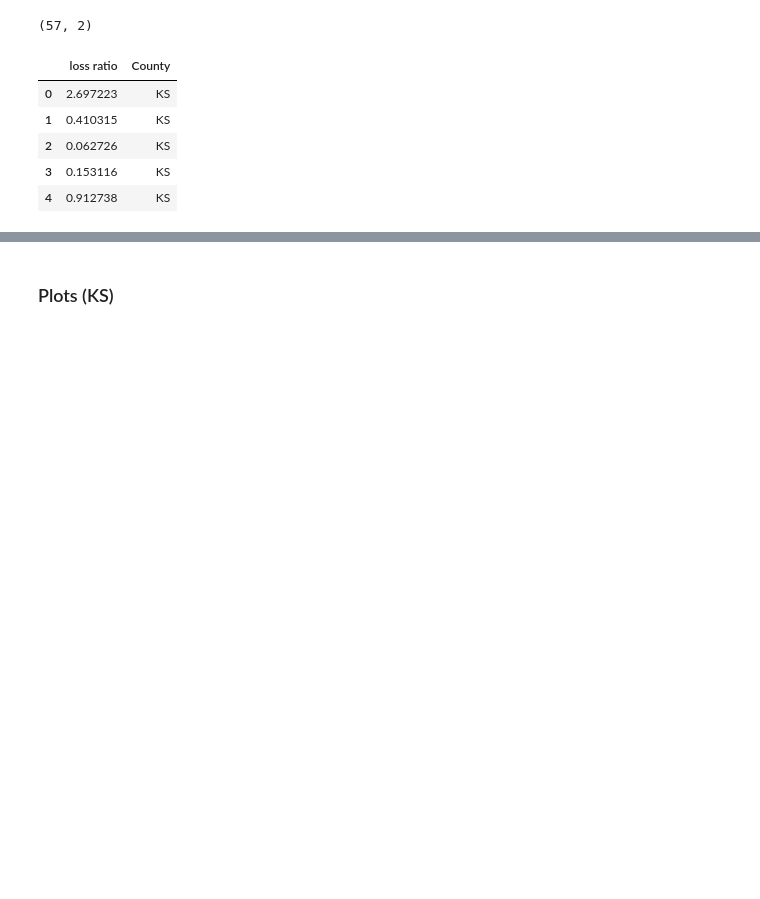
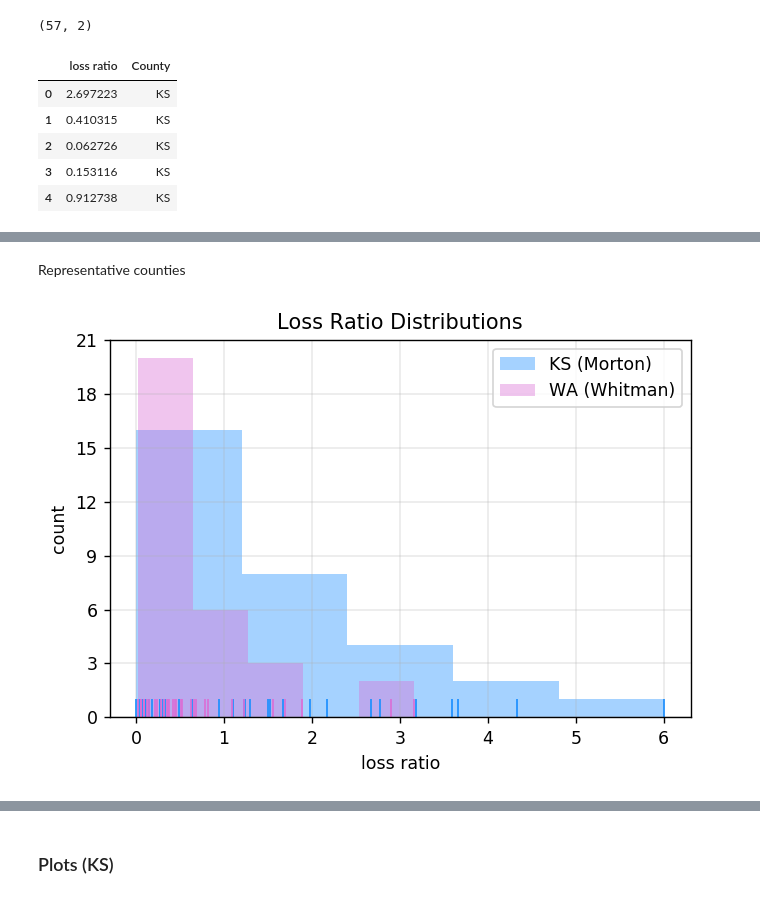
Before and after one commit to asmikumar/wheat-forecasting, a Jupyter notebook: ASA_t_tests.ipynb, the cells around one changed output, grey strips where cells are left out. Saved outputs shown, nothing was run; the diff lists cells and outputs as text; code cells hidden in the pictures; blank space fills up the shorter version.

Commit message:
Adding representatives

```diff
--- a/ASA_t_tests.ipynb
+++ b/ASA_t_tests.ipynb
@@ -217,0 +224,20 @@ plt.show()
+# %% [markdown]
+Representative counties
+# %%
+fig, ax = plt.subplots()
+
+#plt.hist(WA_avg_LR, bins=5, label='WA', color='blue', alpha=0.5)
+#plt.hist(KS_avg_LR, bins=5, label='KS', color='lightblue', alpha=0.5)
+sns.distplot(Morton_LR, kde=False, rug=True, bins=5, color='dodgerblue', label='KS (Morton)')
+sns.distplot(Whitman_LR, kde=False, rug=True, bins=5, color='orchid', label='WA (Whitman)')
+
+plt.legend(loc='best')
+plt.title('Loss Ratio Distributions')
+plt.xlabel('loss ratio')
+plt.ylabel('count')
+plt.grid(linestyle='-', linewidth=0.25)
+
+ax.set_yticks(range(0,22,3))
+plt.show()
+# %% [output]
+[figure, added]
```
Also changed, not shown: parts of 10 cells of this notebook, 3 other files.
